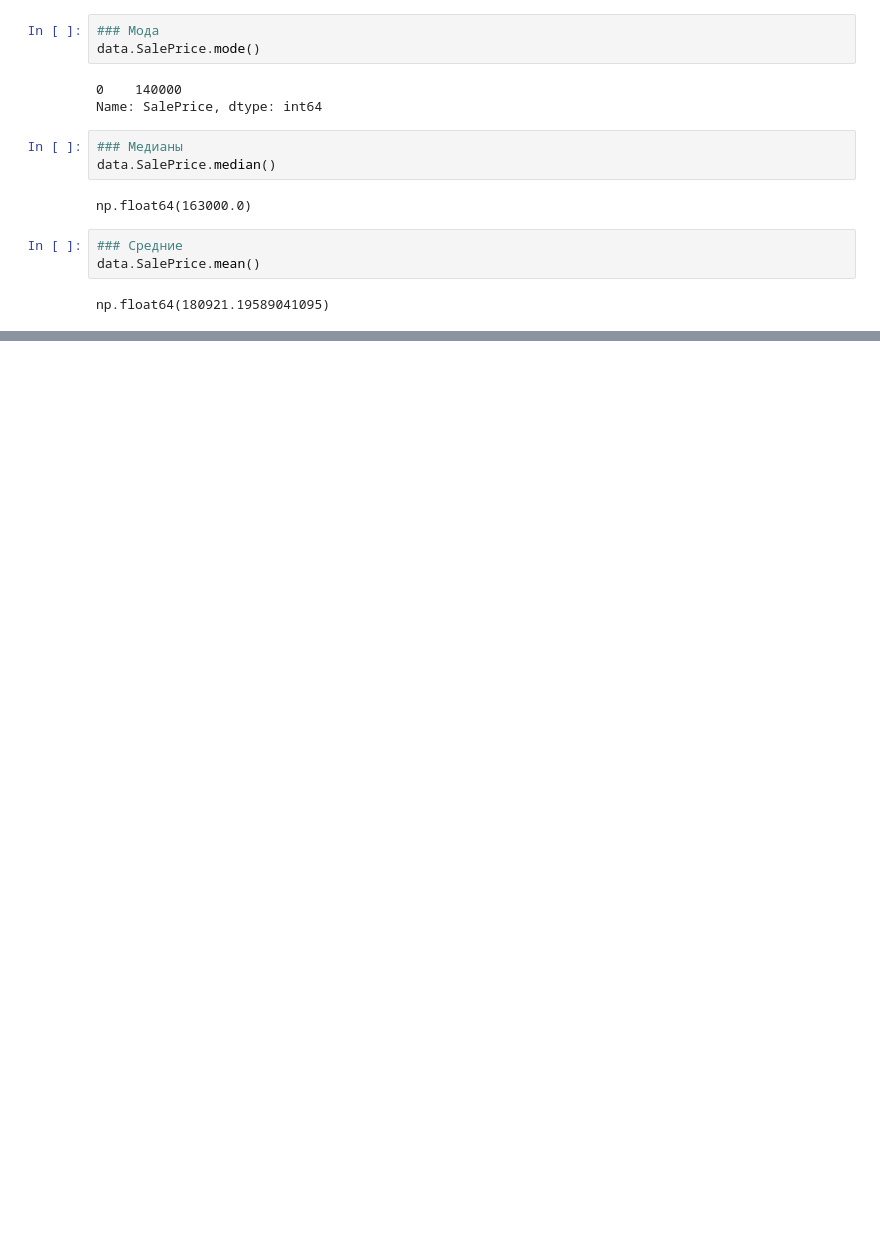
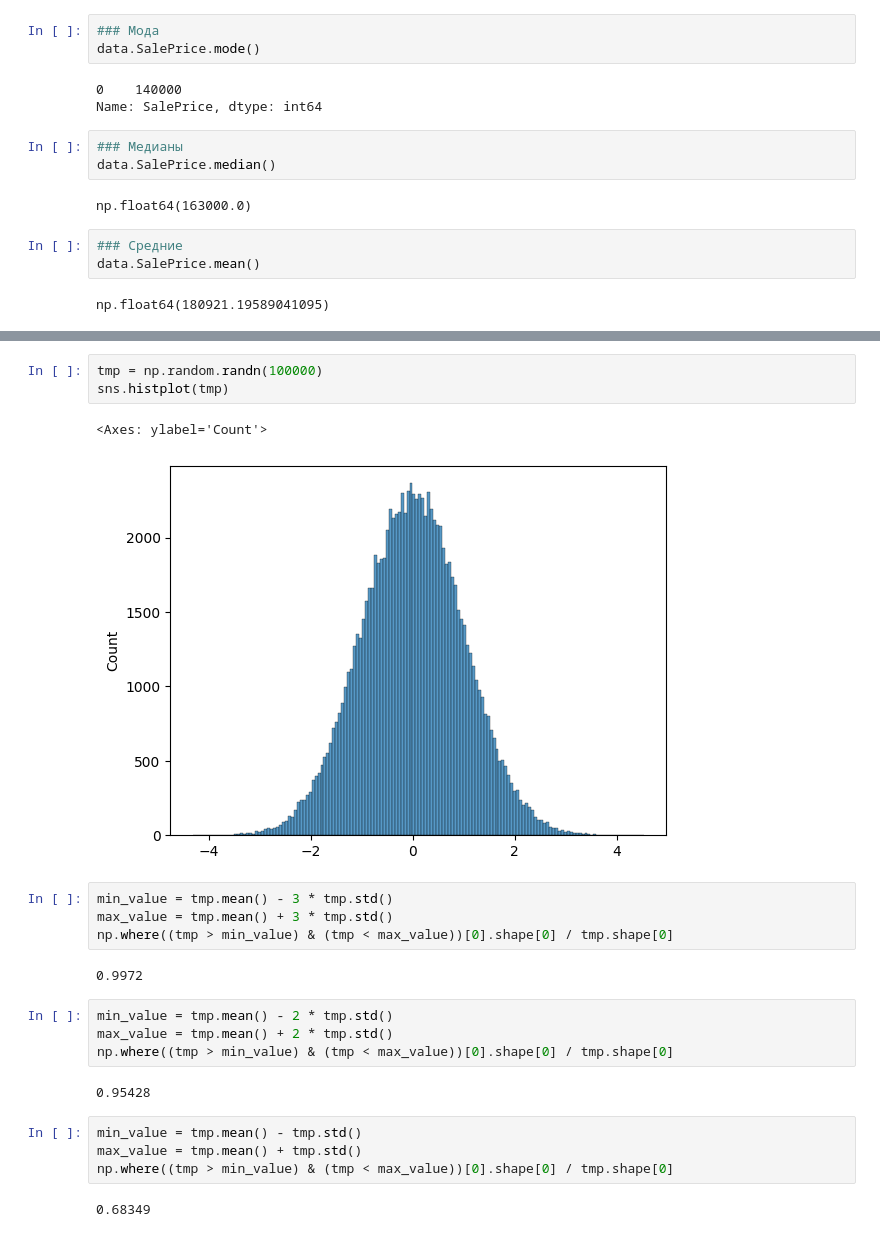
Before and after one commit to YakubovSlava/Lections_DS, a Jupyter notebook: Seminars/02_seminar_statistic/statistic.ipynb, the cells around one changed output, grey strips where cells are left out. Drawn from its saved outputs; the diff is of its cells as text; blank space fills up the shorter version.

```diff
--- a/Seminars/02_seminar_statistic/statistic.ipynb
+++ b/Seminars/02_seminar_statistic/statistic.ipynb
@@ -254,0 +302,24 @@ Name: count, dtype: int64
+# %%
+tmp = np.random.randn(100000)
+sns.histplot(tmp)
+# %% [output]
+<Axes: ylabel='Count'>
+[figure, added]
+# %%
+min_value = tmp.mean() - 3 * tmp.std()
+max_value = tmp.mean() + 3 * tmp.std()
+np.where((tmp > min_value) & (tmp < max_value))[0].shape[0] / tmp.shape[0]
+# %% [output]
+0.9972
+# %%
+min_value = tmp.mean() - 2 * tmp.std()
+max_value = tmp.mean() + 2 * tmp.std()
+np.where((tmp > min_value) & (tmp < max_value))[0].shape[0] / tmp.shape[0]
+# %% [output]
+0.95428
+# %%
+min_value = tmp.mean() - tmp.std()
+max_value = tmp.mean() + tmp.std()
+np.where((tmp > min_value) & (tmp < max_value))[0].shape[0] / tmp.shape[0]
+# %% [output]
+0.68349
```
Also changed, not shown: parts of 25 cells of this notebook.
